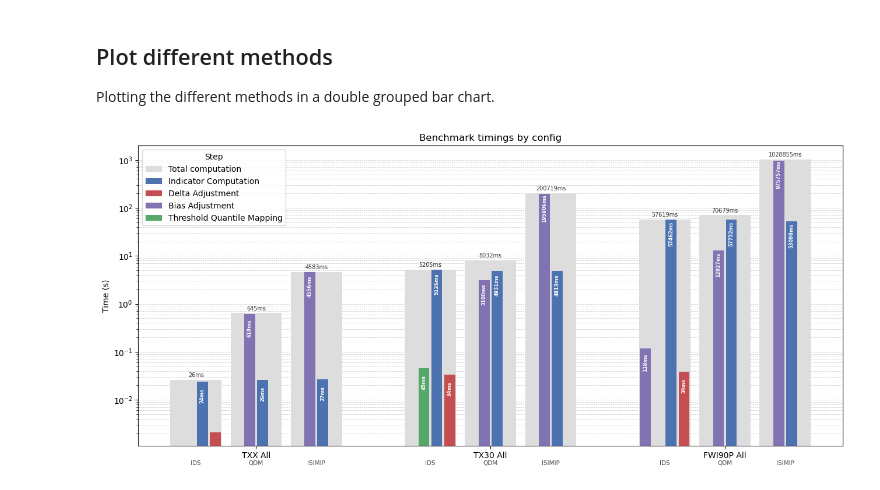
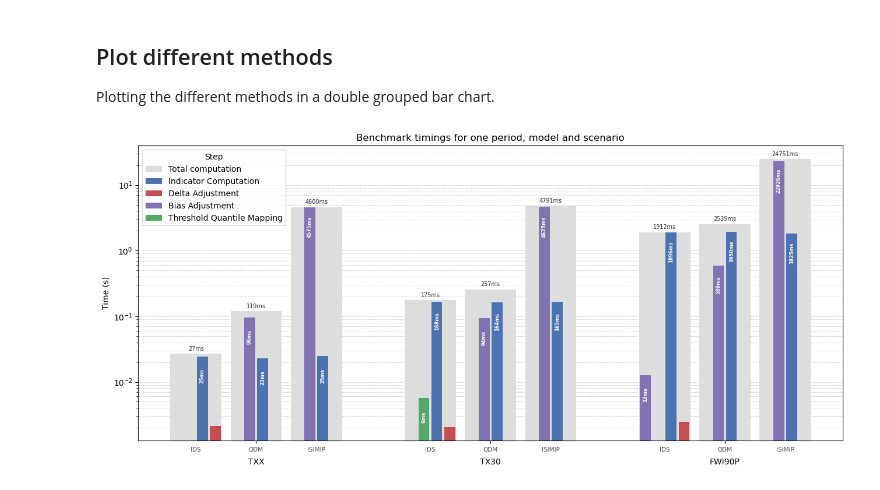
Before and after one commit to Lobelia-Earth/xids, a Jupyter notebook: notebooks/benchmark.ipynb, the cells around one changed output. Cells and saved outputs as stored; diff of their text form; code cells hidden in the pictures.

```diff
--- a/notebooks/benchmark.ipynb
+++ b/notebooks/benchmark.ipynb
@@ -667,8 +667,10 @@ Plotting the different methods in a double grouped bar chart.
 # %%
 import numpy as np
 
+title = 'one period, model and scenario'
 config_names = ["txx_single", "tx30_single", "fwi90p_single"]
-config_names = ['txx_all',"tx30_all",  'fwi90p_all']
+# title = '5 periods, 8 models and 2 scenarios'
+# config_names = ['txx_all',"tx30_all",  'fwi90p_all']
 methods = ["IDS", "QDM", "ISIMIP"]
 
 # Component definitions per method
@@ -750,34 +752,35 @@ for g_idx, cn in enumerate(config_names):
             if ms > 5:
                 ax.text(method_center + comp_offsets[c_idx], val * 0.5,
                         f"{ms:.0f}ms", ha="center", va="center",
                         fontsize=6, color="white", fontweight="bold", rotation=90,
                         zorder=3)
 
         # Total label horizontally on top of background bar
         total_ms = total * 1000
         ax.text(method_center, total * 1.08,
                 f"{total_ms:.0f}ms", ha="center", va="bottom", fontsize=7, color="0.2")
 
         # Inner x-axis method label (using annotate with axis-fraction y)
         ax.annotate(method, xy=(method_center, 0), xycoords=("data", "axes fraction"),
-                    xytext=(0, -18), textcoords="offset points",
+                    xytext=(0, -8), textcoords="offset points",
                     ha="center", va="top", fontsize=7.5, color="0.3")
 
 def prettify_configname(name):
     indicator, suffix = name.split('_')
-    return f'{indicator.upper()} {suffix.capitalize()}'
+    return indicator.upper()
 
 ax.set_yscale("log")
 ax.set_ylabel("Time (s)")
-ax.set_title("Benchmark timings by config")
+ax.set_title(f"Benchmark timings for {title}")
 ax.set_xticks(config_centers)
 ax.set_xticklabels([prettify_configname(c) for c in config_names])
+ax.tick_params(axis='x', pad=18)
 ax.yaxis.grid(True, which="both", linestyle="--", linewidth=0.5, alpha=0.7)
 ax.set_axisbelow(True)
 ax.legend(title="Step", loc="upper left")
 
 
 plt.tight_layout()
 plt.show()
 # %% [output]
-[figure, old version]
+[figure, new version]
```
